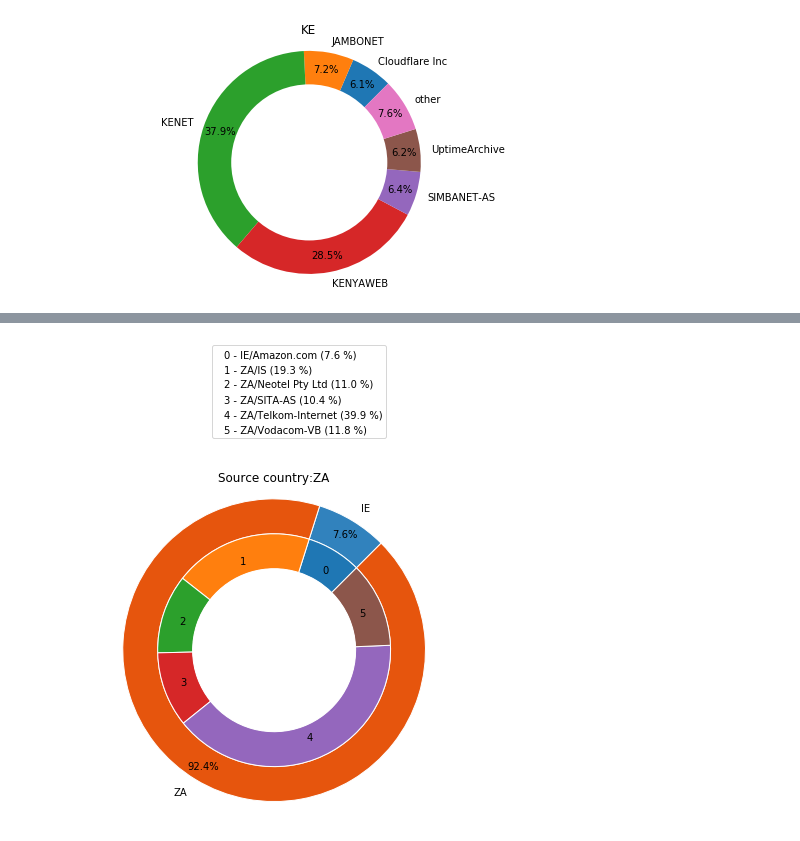
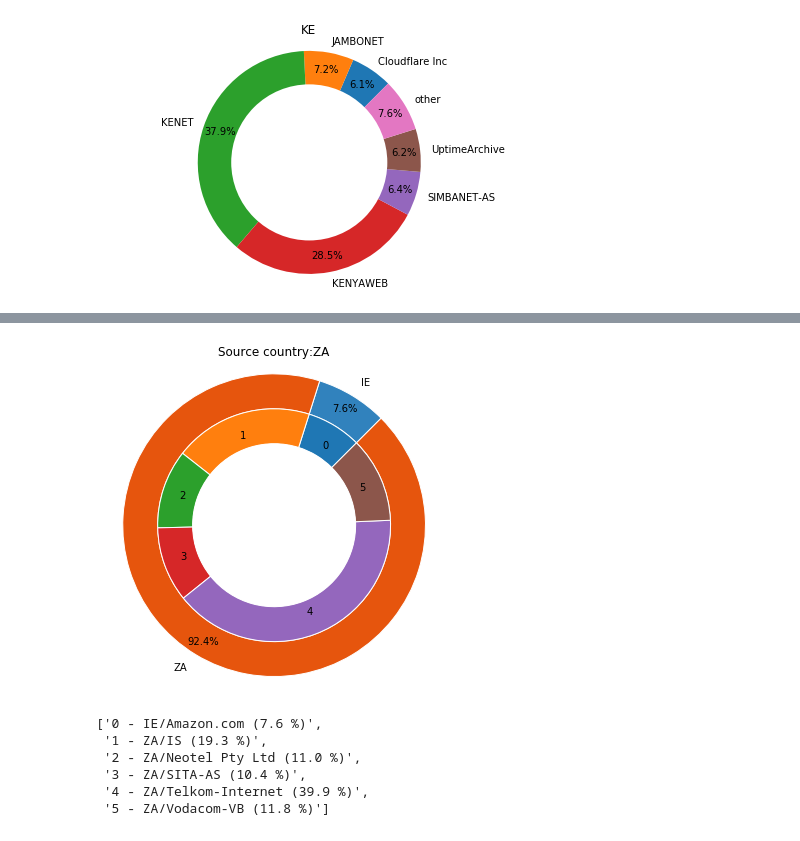
Before and after one commit to AFRINIC-Labs/cloud-computing, a Jupyter notebook: Cloud-computing.ipynb, the cells around one changed output, grey strips where cells are left out. Saved outputs shown, nothing was run; the diff lists cells and outputs as text; code cells hidden in the pictures.

```diff
--- a/Cloud-computing.ipynb
+++ b/Cloud-computing.ipynb
@@ -445,36 +457,46 @@ subgroup_names = df_by_cc_host['hostCo'].values
 subgroup_size = df_by_cc_host['percentage'].values
 
 fig, ax2 = plt.subplots(figsize=(6,6))
 
 cmap = plt.get_cmap("tab20c")
 outer_colors = cmap(np.arange(len(group_names))*4)
 
 plt.pie(group_size, radius=1.3,
         labels=group_names, autopct='%1.1f%%', startangle=45, pctdistance=0.9, colors=outer_colors,
            wedgeprops=dict(width=0.3, edgecolor='w'))
 
 plt.pie(subgroup_size, radius=1.3-0.3,
         labels=subgroup_labels, labeldistance=0.8, startangle=45, pctdistance=0.85,
            wedgeprops=dict(width=0.3, edgecolor='w'))
 
 
 #draw circle
 centre_circle = plt.Circle((0,0),0.70,fc='white')
 fig = plt.gcf()
 fig.gca().add_artist(centre_circle)
 
 # Equal aspect ratio ensures that pie is drawn as a circle
 ax2.axis('equal')
 ax2.set_title("Source country:" + cc)
 
-plt.legend(handlelength=0, bbox_to_anchor=(0.85,1.45),
-           labels=['%s - %s/%s (%1.1f %%)' % (m, cc, l, s) for m, cc, l, s in zip(subgroup_labels, subgroup_cc, subgroup_names, subgroup_size)])
+#plt.legend(handlelength=0, bbox_to_anchor=(0.85,1.45),
+           #labels=['%s - %s/%s (%1.1f %%)' % (m, cc, l, s) for m, cc, l, s in zip(subgroup_labels, subgroup_cc, subgroup_names, subgroup_size)])
 
 #plt.tight_layout()
 #plt.savefig("data/plots/pie_chart_" + cc + "_hosting_providers.svg")
 plt.show()
+
+labels=['%s - %s/%s (%1.1f %%)' % (m, cc, l, s)
+        for m, cc, l, s in zip(subgroup_labels, subgroup_cc, subgroup_names, subgroup_size)]
+labels
 # %% [output]
-[figure, old version]
+[figure, new version]
+['0 - IE/Amazon.com (7.6 %)',
+ '1 - ZA/IS (19.3 %)',
+ '2 - ZA/Neotel Pty Ltd (11.0 %)',
+ '3 - ZA/SITA-AS (10.4 %)',
+ '4 - ZA/Telkom-Internet (39.9 %)',
+ '5 - ZA/Vodacom-VB (11.8 %)']
 # %%
 cc='ZM'
 
```
Also changed, not shown: parts of 4 cells of this notebook, 11 other files.
